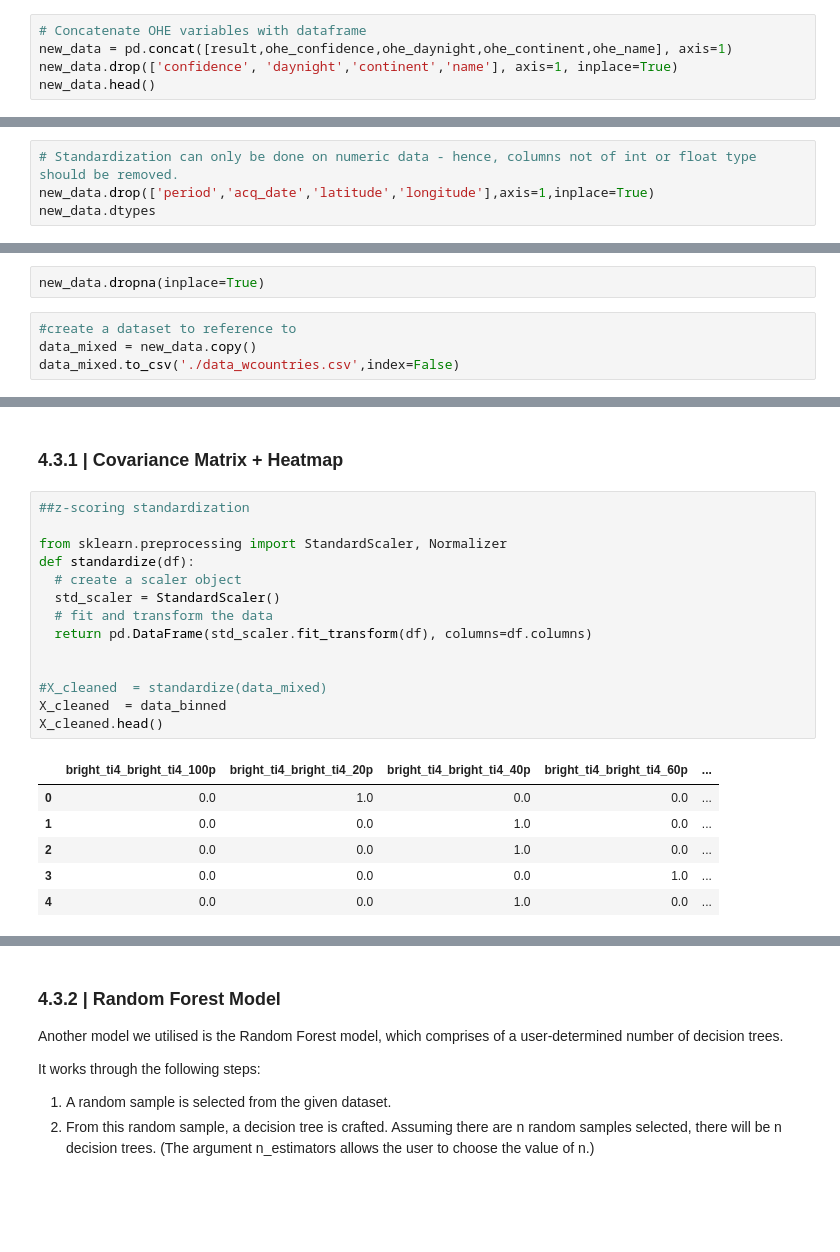
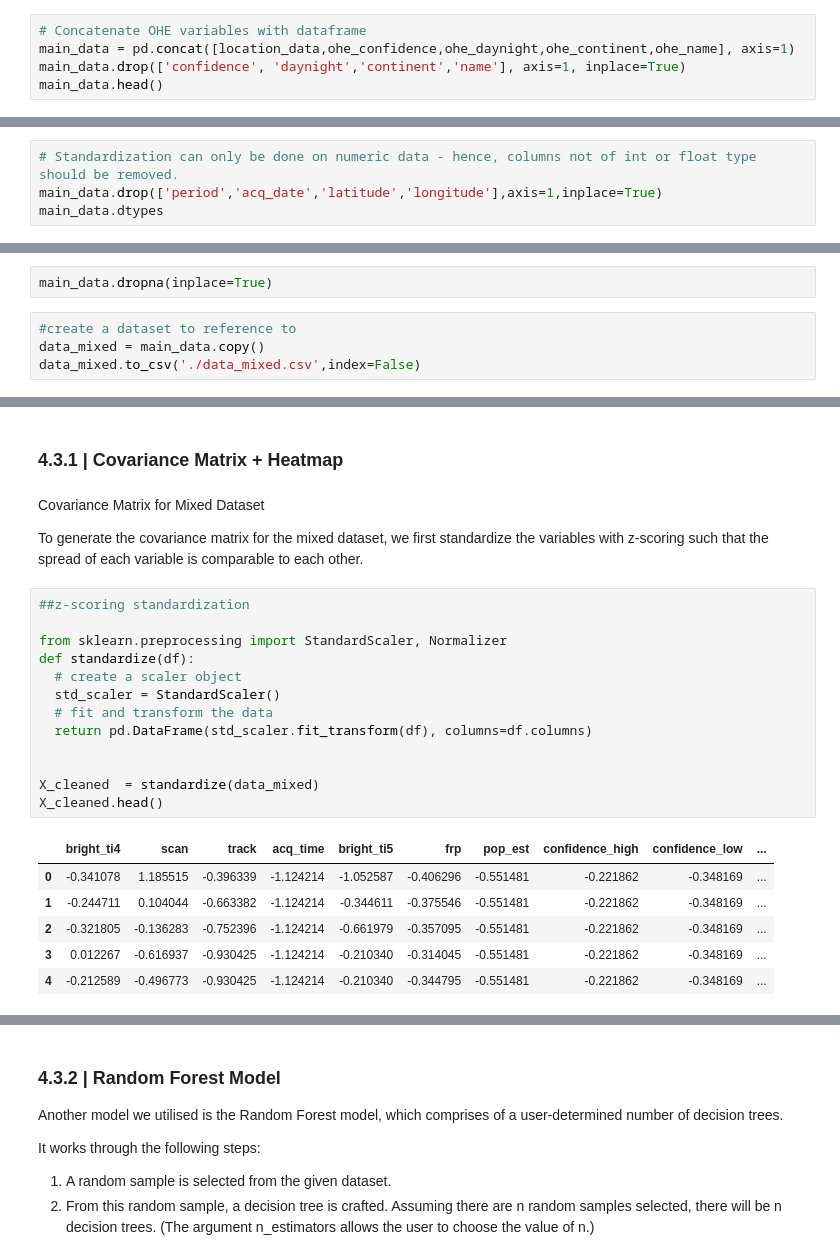
Before and after one commit to xwatermelon/Group3_CE9010_2021, a Jupyter notebook: Project (5) (3).ipynb, the cells around one changed output, grey strips where cells are left out. Drawn from its saved outputs; the diff is of its cells as text; blank space fills up the shorter version.

Commit message:
edited after meeting, change variable names and explanation

```diff
--- a/Project (5) (3).ipynb
+++ b/Project (5) (3).ipynb
@@ -567,9 +582,9 @@ ohe_name.columns = enc.get_feature_names(['name'])
 # ohe_name.head()
 # %%
 # Concatenate OHE variables with dataframe
-new_data = pd.concat([result,ohe_confidence,ohe_daynight,ohe_continent,ohe_name], axis=1)
-new_data.drop(['confidence', 'daynight','continent','name'], axis=1, inplace=True)
-new_data.head()
+main_data = pd.concat([location_data,ohe_confidence,ohe_daynight,ohe_continent,ohe_name], axis=1)
+main_data.drop(['confidence', 'daynight','continent','name'], axis=1, inplace=True)
+main_data.head()
 # %% [output]
 |  | period | latitude | longitude | bright_ti4 | scan | track | acq_date | acq_time | bright_ti5 | frp | ... |
 | 0 | 2021-04-05 03:00:00 | -10.12388 | 150.08504 | 331.3 | 0.56 | 0.43 | 2021-04-05 | 34800.0 | 289.8 | 1.9 | ... |
@@ -600,8 +615,8 @@ name_Vietnam                    float64
 dtype: object
 # %%
 # Standardization can only be done on numeric data - hence, columns not of int or float type should be removed.
-new_data.drop(['period','acq_date','latitude','longitude'],axis=1,inplace=True)
-new_data.dtypes
+main_data.drop(['period','acq_date','latitude','longitude'],axis=1,inplace=True)
+main_data.dtypes
 # %% [output]
 bright_ti4               float64
 scan                     float64
@@ -621,11 +636,11 @@ name_Thailand            float64
 name_Vietnam             float64
 dtype: object
 # %%
-new_data.dropna(inplace=True)
+main_data.dropna(inplace=True)
 # %%
 #create a dataset to reference to
-data_mixed = new_data.copy()
-data_mixed.to_csv('./data_wcountries.csv',index=False)
+data_mixed = main_data.copy()
+data_mixed.to_csv('./data_mixed.csv',index=False)
 # %%
 data_mixed.head()
 # %% [output]
@@ -746,27 +761,30 @@ Xbin = data_binned.drop(['frp'], axis=1)
 ybin = pd.DataFrame(data_binned['frp'])
 # %% [markdown]
 ### 4.3.1 | Covariance Matrix + Heatmap
+# %% [markdown]
+Covariance Matrix for Mixed Dataset
+
+To generate the covariance matrix for the mixed dataset, we first standardize the variables with z-scoring such that the spread of each variable is comparable to each other.
 # %%
 ##z-scoring standardization
 
 from sklearn.preprocessing import StandardScaler, Normalizer
 def standardize(df):
   # create a scaler object
   std_scaler = StandardScaler()
   # fit and transform the data
   return pd.DataFrame(std_scaler.fit_transform(df), columns=df.columns)
 
 
-#X_cleaned  = standardize(data_mixed)
-X_cleaned  = data_binned
+X_cleaned  = standardize(data_mixed)
 X_cleaned.head()
 # %% [output]
-|  | bright_ti4_bright_ti4_100p | bright_ti4_bright_ti4_20p | bright_ti4_bright_ti4_40p | bright_ti4_bright_ti4_60p | ... |
-| 0 | 0.0 | 1.0 | 0.0 | 0.0 | ... |
-| 1 | 0.0 | 0.0 | 1.0 | 0.0 | ... |
-| 2 | 0.0 | 0.0 | 1.0 | 0.0 | ... |
-| 3 | 0.0 | 0.0 | 0.0 | 1.0 | ... |
-| 4 | 0.0 | 0.0 | 1.0 | 0.0 | ... |
+|  | bright_ti4 | scan | track | acq_time | bright_ti5 | frp | pop_est | confidence_high | confidence_low | ... |
+| 0 | -0.341078 | 1.185515 | -0.396339 | -1.124214 | -1.052587 | -0.406296 | -0.551481 | -0.221862 | -0.348169 | ... |
+| 1 | -0.244711 | 0.104044 | -0.663382 | -1.124214 | -0.344611 | -0.375546 | -0.551481 | -0.221862 | -0.348169 | ... |
+| 2 | -0.321805 | -0.136283 | -0.752396 | -1.124214 | -0.661979 | -0.357095 | -0.551481 | -0.221862 | -0.348169 | ... |
+| 3 | 0.012267 | -0.616937 | -0.930425 | -1.124214 | -0.210340 | -0.314045 | -0.551481 | -0.221862 | -0.348169 | ... |
+| 4 | -0.212589 | -0.496773 | -0.930425 | -1.124214 | -0.210340 | -0.344795 | -0.551481 | -0.221862 | -0.348169 | ... |
 # %%
 Xdata = X_cleaned.copy()
 plt.figure(1)
```
Also changed, not shown: parts of 62 cells of this notebook, 11 other files.
